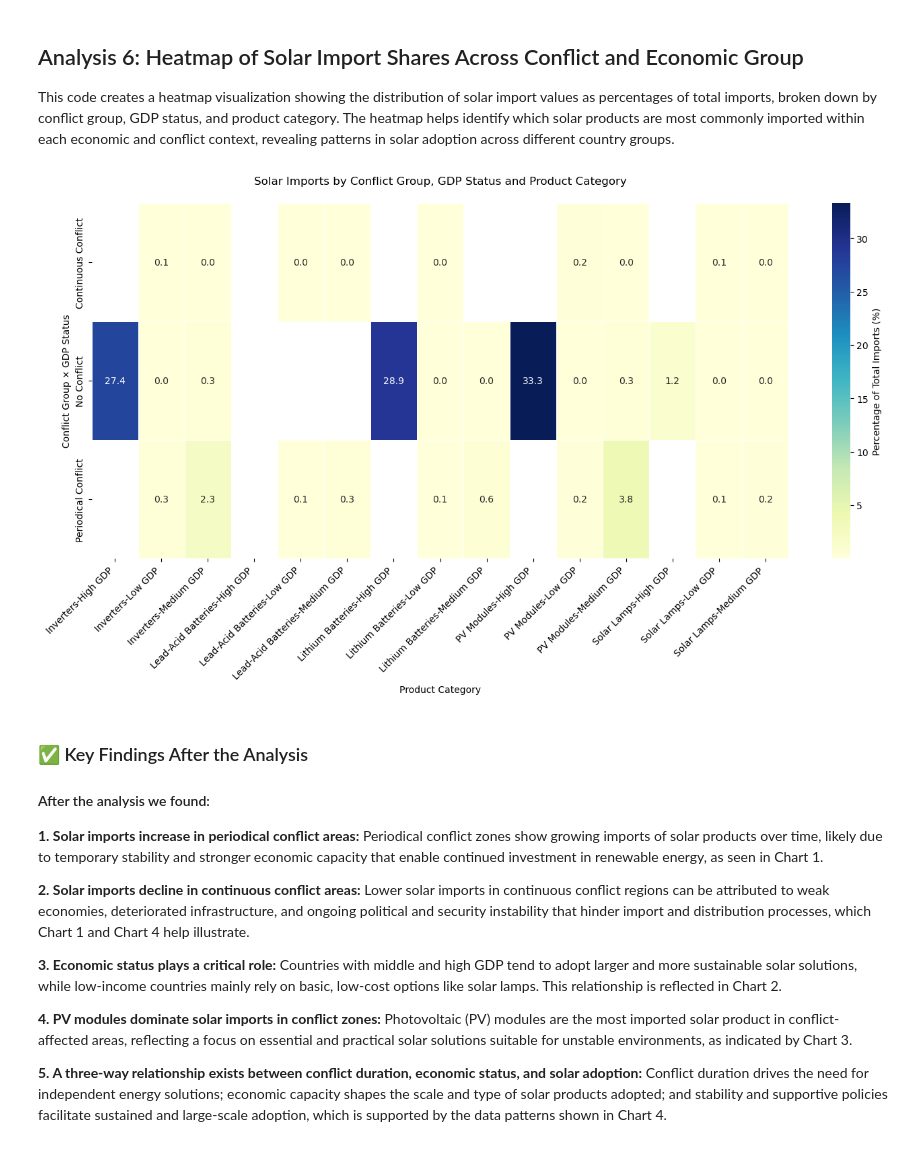
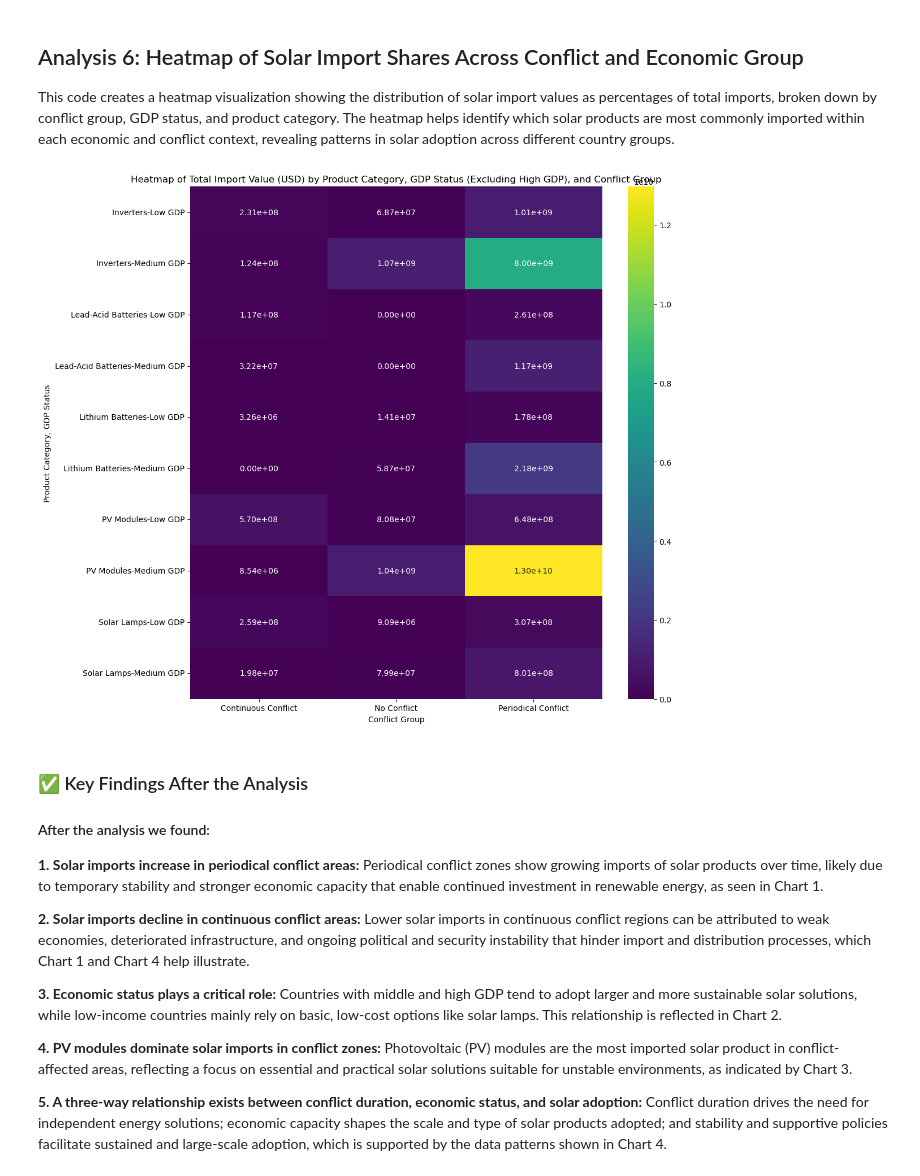
Before and after one commit to MIT-Emerging-Talent/ET6-CDSP-group-08-repo, a Jupyter notebook: 4_data_analysis/duration_analysis/conflict_duration_analysis.ipynb, the cells around one changed output. Saved outputs shown, nothing was run; the diff lists cells and outputs as text; code cells hidden in the pictures.

```diff
--- a/4_data_analysis/duration_analysis/conflict_duration_analysis.ipynb
+++ b/4_data_analysis/duration_analysis/conflict_duration_analysis.ipynb
@@ -348,44 +348,34 @@ plt.grid(True)
 ## Analysis 6: Heatmap of Solar Import Shares Across Conflict and Economic Group
 
 This code creates a heatmap visualization showing the distribution of solar import values as percentages of total imports, broken down by conflict group, GDP status, and product category. The heatmap helps identify which solar products are most commonly imported within each economic and conflict context, revealing patterns in solar adoption across different country groups.
-# %%
-import pandas as pd
-import seaborn as sns
-import matplotlib.pyplot as plt
-
-# Prepare the data for heatmap
-heatmap_data = (
-    df.groupby(["Conflict_Group", "GDP_Status", "Product_Category"])["Value_USD"]
-    .sum()
-    .unstack()
-    .unstack()
-)
-
-# Normalize the data to show percentage of total imports
-heatmap_data_percent = heatmap_data.div(heatmap_data.sum().sum()) * 100
-
-# Create the heatmap
-plt.figure(figsize=(14, 8))
-sns.heatmap(
-    heatmap_data_percent,
-    annot=True,
-    fmt=".1f",
-    cmap="YlGnBu",
-    linewidths=0.5,
-    cbar_kws={"label": "Percentage of Total Imports (%)"},
-)
-
-# Customize the plot
-plt.title("Solar Imports by Conflict Group, GDP Status and Product Category", pad=20)
-plt.xlabel("Product Category")
-plt.ylabel("Conflict Group × GDP Status")
-plt.xticks(rotation=45, ha="right")
-plt.tight_layout()
-
-# Show the plot
-plt.show()
-# %% [output]
-[figure, removed]
+# %%
+# Create a pivot table including Product Category, Conflict Group, and GDP Status
+product_conflict_gdp_value_matrix = df.pivot_table(
+    index=["Product_Category", "GDP_Status"],
+    columns="Conflict_Group",
+    values="Value_USD",
+    aggfunc="sum",
+    fill_value=0,
+)
+
+# Filter the matrix to exclude 'High GDP' from the index
+product_conflict_gdp_value_matrix_filtered = product_conflict_gdp_value_matrix.drop(
+    "High GDP", level="GDP_Status"
+)
+
+plt.figure(figsize=(12, 10))
+sns.heatmap(
+    product_conflict_gdp_value_matrix_filtered, annot=True, cmap="viridis", fmt=".2e"
+)  # Use scientific notation for large numbers
+plt.title(
+    "Heatmap of Total Import Value (USD) by Product Category, GDP Status (Excluding High GDP), and Conflict Group"
+)
+plt.xlabel("Conflict Group")
+plt.ylabel("Product Category, GDP Status")
+plt.tight_layout()
+plt.show()
+# %% [output]
+[figure, added]
 # %% [markdown]
 ### ✅ Key Findings After the Analysis
 
```
Also changed, not shown: 1 other file.
